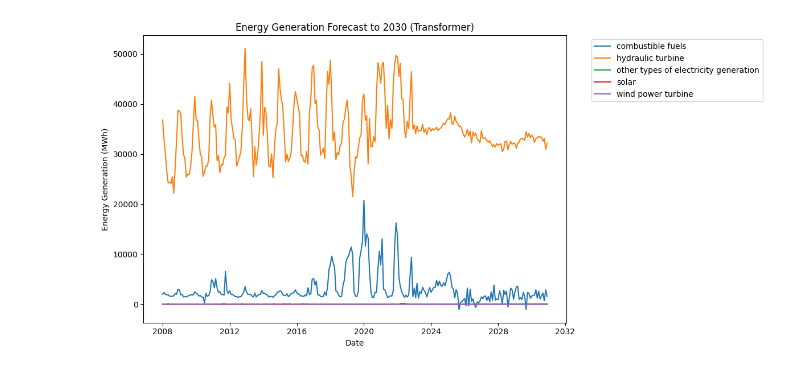
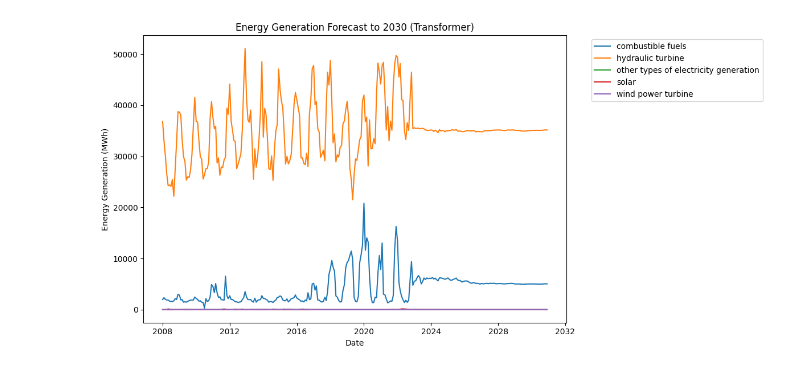
Before and after one commit to Ecook46/AISE4010_Canada_Energy, a Jupyter notebook: transformer.ipynb, the cells around one changed output. Cells and saved outputs as stored; diff of their text form; code cells hidden in the pictures.

Commit message:
ipynb files for models

```diff
--- a/transformer.ipynb
+++ b/transformer.ipynb
@@ -55,8 +67,8 @@ def build_transformer(input_shape, output_shape):
     x = inputs + embedding
 
     # Transformer Encoder Blocks
-    for _ in range(10):  # Add multiple encoder layers for complexity
-        x1 = layers.MultiHeadAttention(num_heads=1024, key_dim=input_shape[1])(x, x)  # key_dim matches features
+    for _ in range(4):  # Reduced to 6 encoder layers for efficiency
+        x1 = layers.MultiHeadAttention(num_heads=512, key_dim=input_shape[1])(x, x)  # num_heads = 8
         x2 = layers.LayerNormalization(epsilon=1e-6)(x + x1)  # Residual connection
         x3 = layers.Dense(input_shape[1], activation="relu")(x2)  # Match features dimension
         x = layers.LayerNormalization(epsilon=1e-6)(x2 + x3)  # Another residual connection
@@ -77,12 +89,16 @@ transformer_model = build_transformer(input_shape, output_shape)
 # Compile the model
 transformer_model.compile(optimizer='adam', loss='mse', metrics=['mae'])
 
+# Train the model
 history = transformer_model.fit(
     X_train, y_train,
-    epochs=5,  # Number of epochs
-    batch_size=32,  # Batch size
+    epochs=32,
+    batch_size=64,
+    validation_data=(X_test, y_test),
     verbose=2
 )
 
-transformer_model.summary()
+# Evaluate on test set
+test_loss, test_mae = transformer_model.evaluate(X_test, y_test, verbose=2)
+print(f"Test Loss: {test_loss}, Test MAE: {test_mae}")
 # %% [output]
@@ -106,5 +168,11 @@ ________________________________________________________________________________
 # %%
-import pandas as pd
+# Retrain the model on the entire dataset
+transformer_model.fit(
+    X, y,
+    epochs=5,  # Retrain for 50 epochs (can adjust as needed)
+    batch_size=32,
+    verbose=2
+)
 
 # Define the forecasting horizon (from the last date in the dataset to 2030-12-31)
 forecast_horizon = pd.date_range(df_pivot.index[-1] + pd.DateOffset(months=1), '2030-12-01', freq='MS')
@@ -129,4 +197,19 @@ forecast_df = pd.DataFrame(forecast_rescaled, index=forecast_horizon, columns=df
 
 # Display the forecast
 print(forecast_df.head())
+
+# Combine historical and forecasted data
+combined = pd.concat([df_pivot, forecast_df])
+
+# Plot
+plt.figure(figsize=(12, 6))
+for column in df_pivot.columns:
+    plt.plot(combined.index, combined[column], label=column)
+
+plt.title("Energy Generation Forecast to 2030 (Transformer)")
+plt.xlabel("Date")
+plt.ylabel("Energy Generation (MWh)")
+plt.legend(loc='upper left', bbox_to_anchor=(1.05, 1))
+plt.tight_layout()
+plt.show()
 # %% [output]
@@ -150,18 +233 @@ print(forecast_df.head())
+[figure, added]
-# %%
-# Combine historical and forecasted data
-combined = pd.concat([df_pivot, forecast_df])
-
-# Plot each generation type
-import matplotlib.pyplot as plt
-plt.figure(figsize=(12, 6))
-for column in df_pivot.columns:
-    plt.plot(combined.index, combined[column], label=column)
-
-plt.title("Energy Generation Forecast to 2030 (Transformer)")
-plt.xlabel("Date")
-plt.ylabel("Energy Generation (MWh)")
-plt.legend(loc='upper left', bbox_to_anchor=(1.05, 1))
-plt.tight_layout()
-plt.show()
-# %% [output]
-[figure, removed]
```
Also changed, not shown: parts of 4 cells of this notebook, 2 other files.
